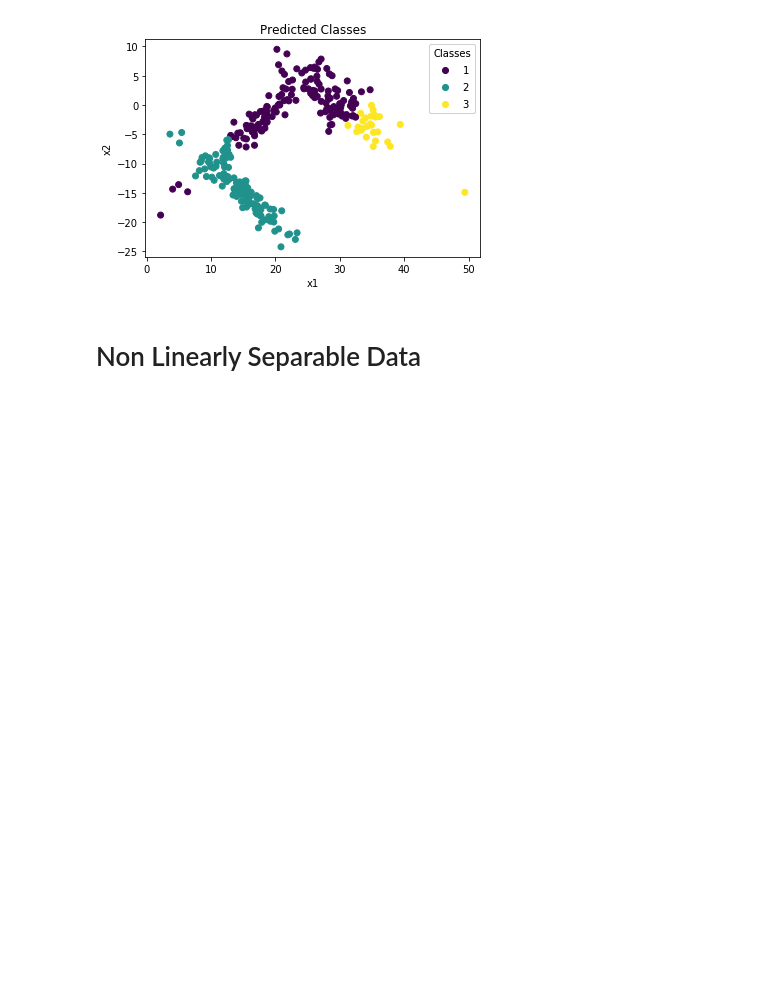
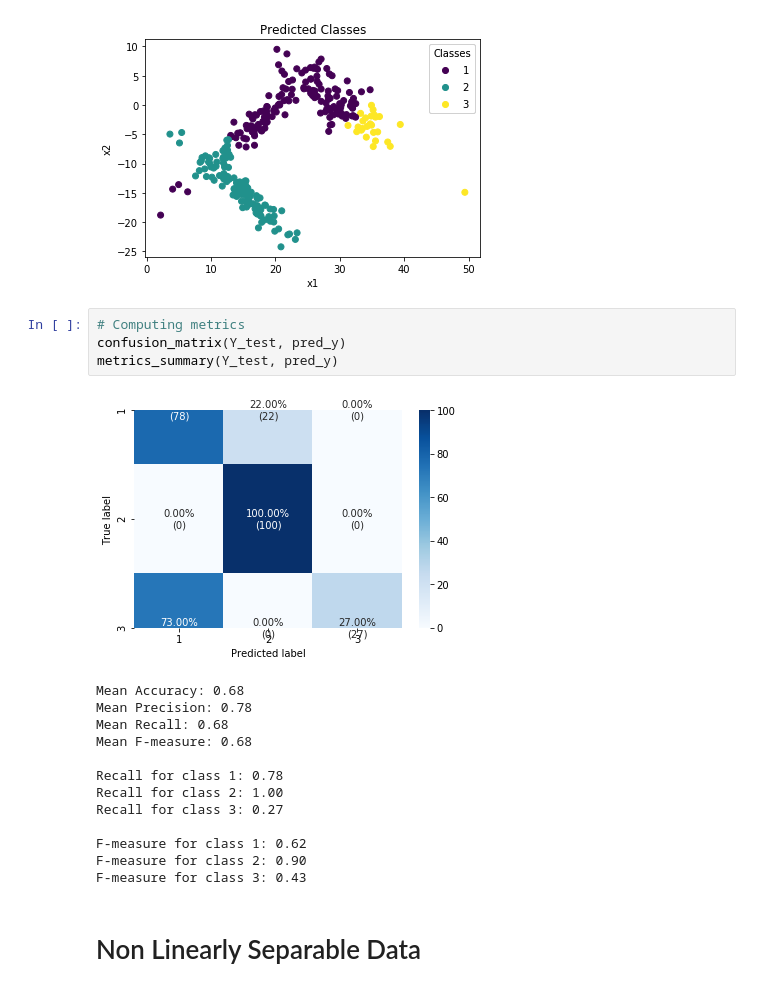
Before and after one commit to Jovian-Dsouza/iml_assignment, a Jupyter notebook: Bayes_Classification.ipynb, the cells around one changed output. Cells and saved outputs as stored; diff of their text form; blank space fills up the shorter version.

```diff
--- a/Bayes_Classification.ipynb
+++ b/Bayes_Classification.ipynb
@@ -146,6 +167,24 @@ plot_data(X_test, pred_y, 'Predicted Classes')
 # %% [output]
 [figure]
 [figure]
+# %%
+# Computing metrics
+confusion_matrix(Y_test, pred_y)
+metrics_summary(Y_test, pred_y)
+# %% [output]
+[figure, added]
+Mean Accuracy: 0.68
+Mean Precision: 0.78
+Mean Recall: 0.68
+Mean F-measure: 0.68
+
+Recall for class 1: 0.78
+Recall for class 2: 1.00
+Recall for class 3: 0.27
+
+F-measure for class 1: 0.62
+F-measure for class 2: 0.90
+F-measure for class 3: 0.43
 # %% [markdown]
 # Non Linearly Separable Data
 # %%
```
Also changed, not shown: parts of 3 cells of this notebook.
